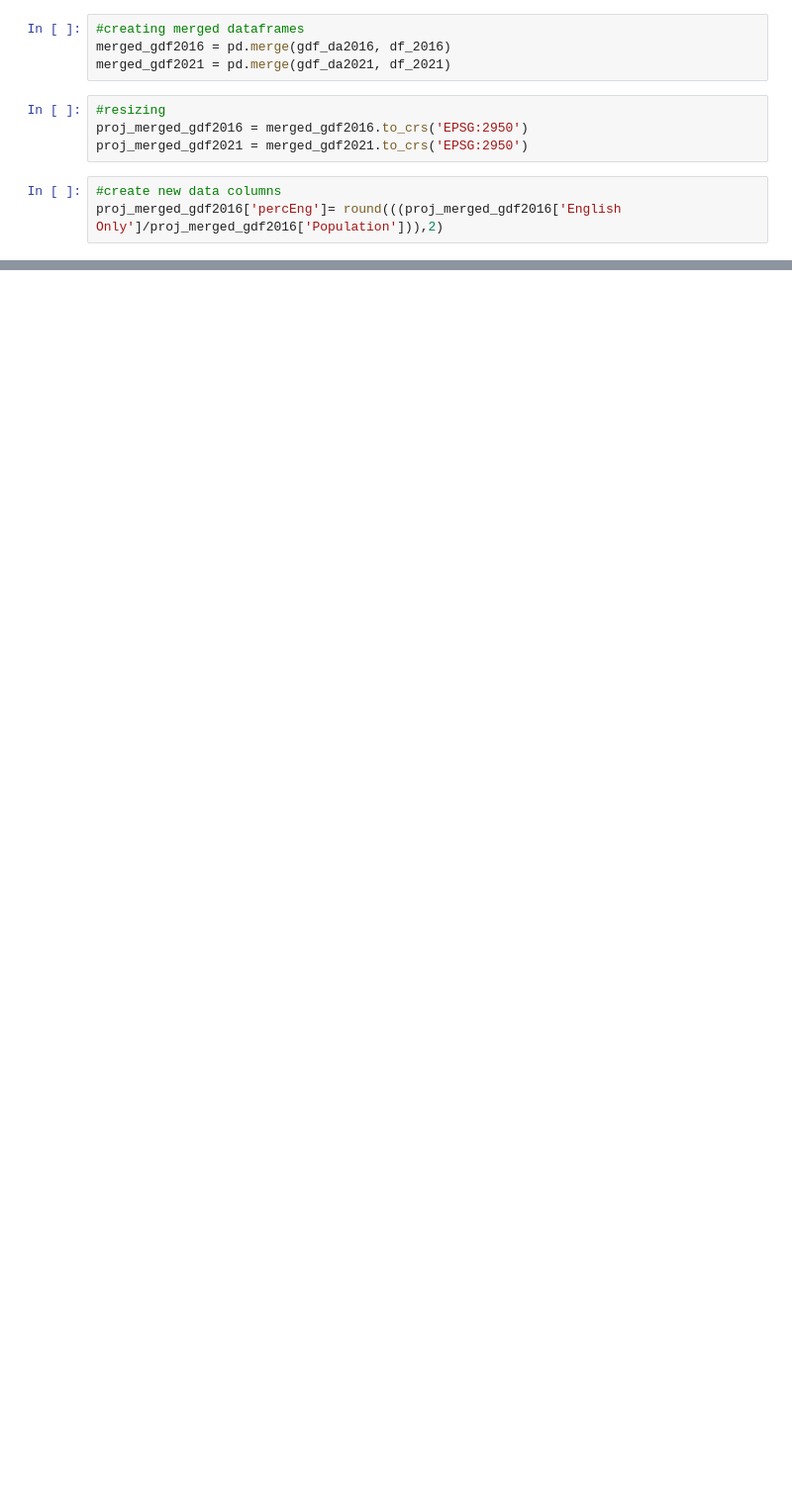
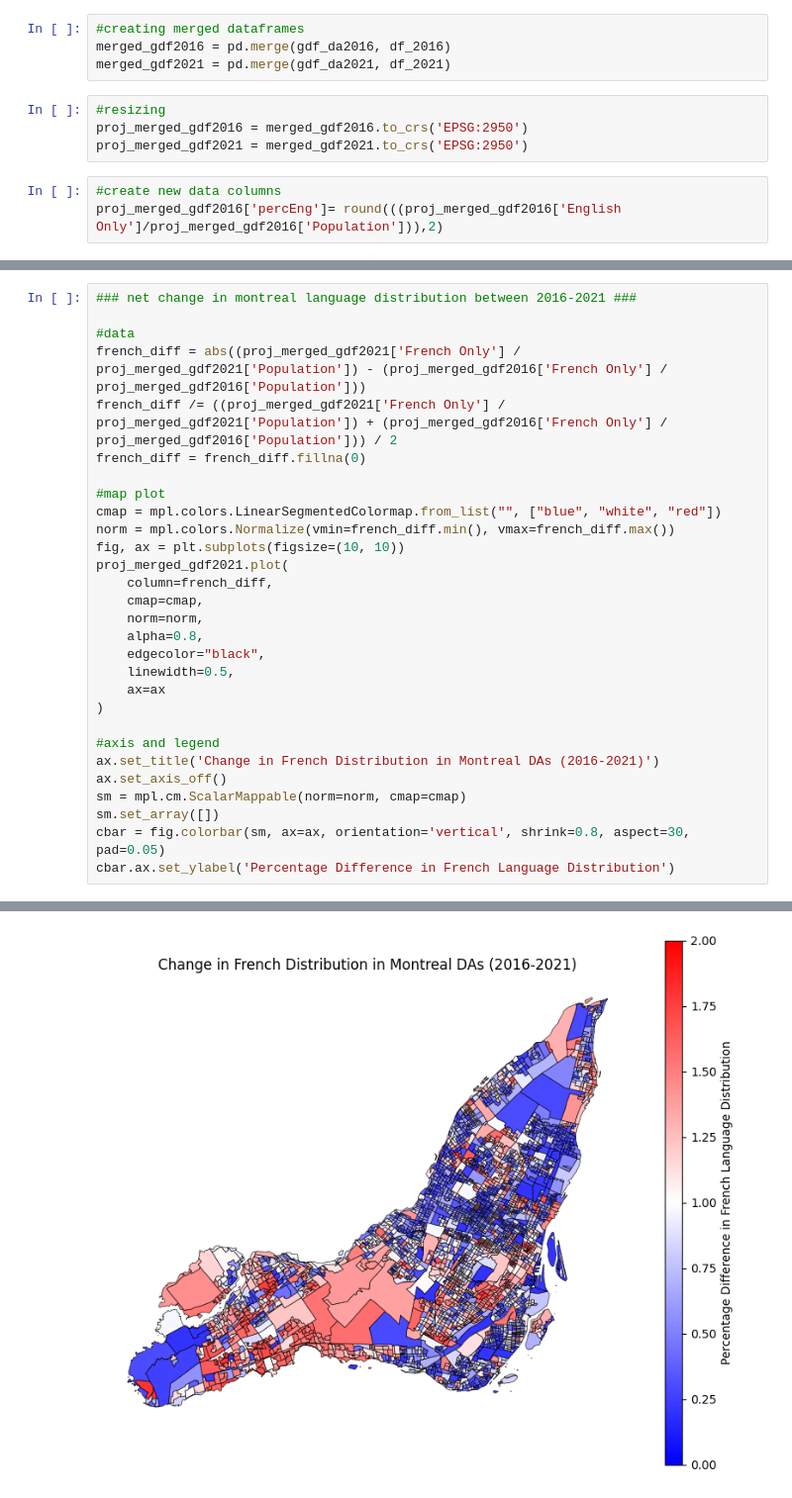
Before and after one commit to BigBustah/Geog464-Final-Dylan-Duplaine, a Jupyter notebook: Project.ipynb, the cells around one changed output, grey strips where cells are left out. Shown at 99% size. Cells and saved outputs as stored; diff of their text form; blank space fills up the shorter version.

```diff
--- a/Project.ipynb
+++ b/Project.ipynb
@@ -162,0 +153,30 @@ ax.legend(handles=legend_elements, loc='lower right')
+# %%
+### net change in montreal language distribution between 2016-2021 ###
+
+#data
+french_diff = abs((proj_merged_gdf2021['French Only'] / proj_merged_gdf2021['Population']) - (proj_merged_gdf2016['French Only'] / proj_merged_gdf2016['Population']))
+french_diff /= ((proj_merged_gdf2021['French Only'] / proj_merged_gdf2021['Population']) + (proj_merged_gdf2016['French Only'] / proj_merged_gdf2016['Population'])) / 2
+french_diff = french_diff.fillna(0)
+
+#map plot
+cmap = mpl.colors.LinearSegmentedColormap.from_list("", ["blue", "white", "red"])
+norm = mpl.colors.Normalize(vmin=french_diff.min(), vmax=french_diff.max())
+fig, ax = plt.subplots(figsize=(10, 10))
+proj_merged_gdf2021.plot(
+    column=french_diff,
+    cmap=cmap,
+    norm=norm,
+    alpha=0.8,
+    edgecolor="black",
+    linewidth=0.5,
+    ax=ax
+)
+
+#axis and legend
+ax.set_title('Change in French Distribution in Montreal DAs (2016-2021)')
+ax.set_axis_off()
+sm = mpl.cm.ScalarMappable(norm=norm, cmap=cmap)
+sm.set_array([])
+cbar = fig.colorbar(sm, ax=ax, orientation='vertical', shrink=0.8, aspect=30, pad=0.05)
+cbar.ax.set_ylabel('Percentage Difference in French Language Distribution')
+# %% [output]
@@ -162,0 +184 @@ ax.legend(handles=legend_elements, loc='lower right')
+[figure, added]
```
Also changed, not shown: parts of 30 cells of this notebook, 1 other file.
